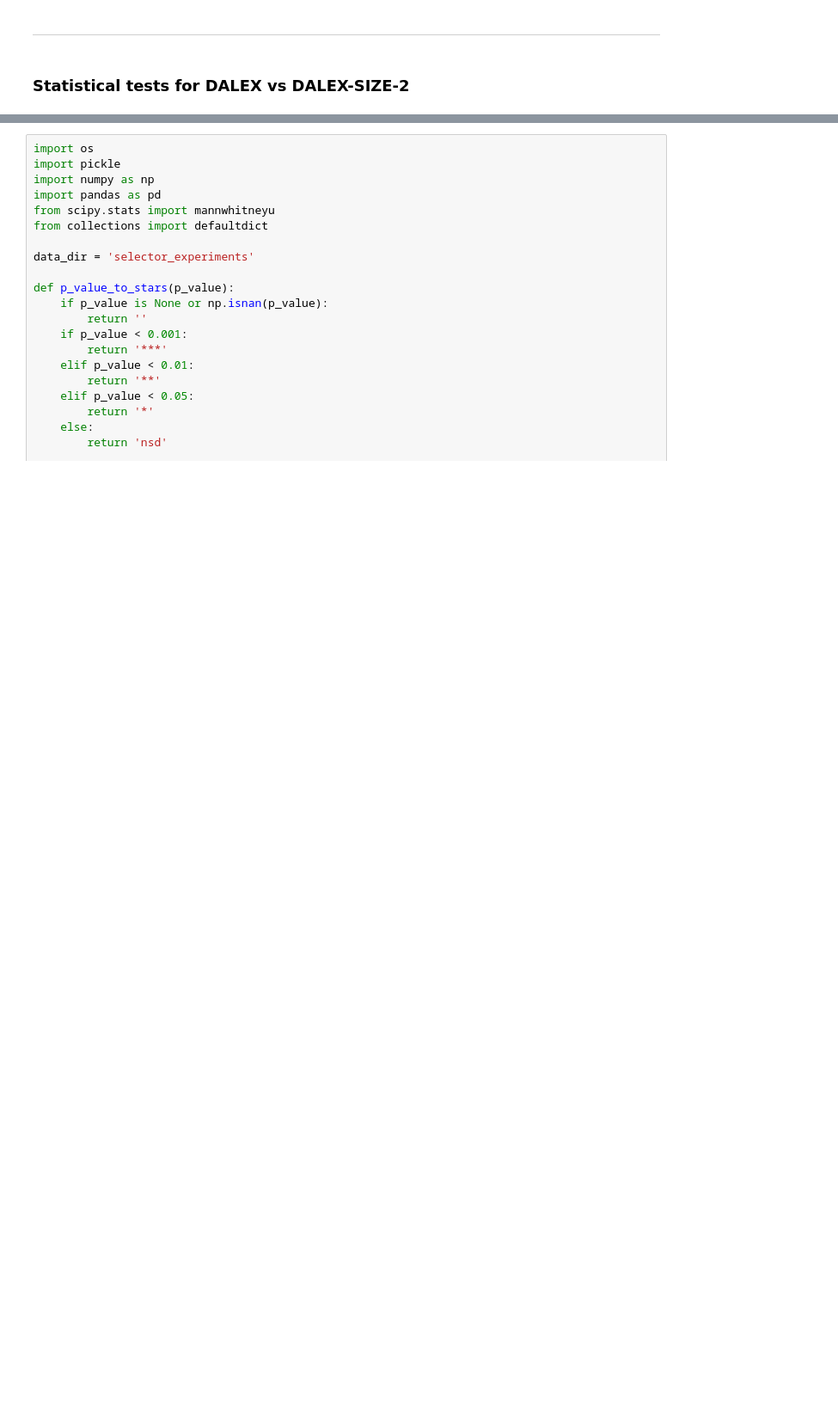
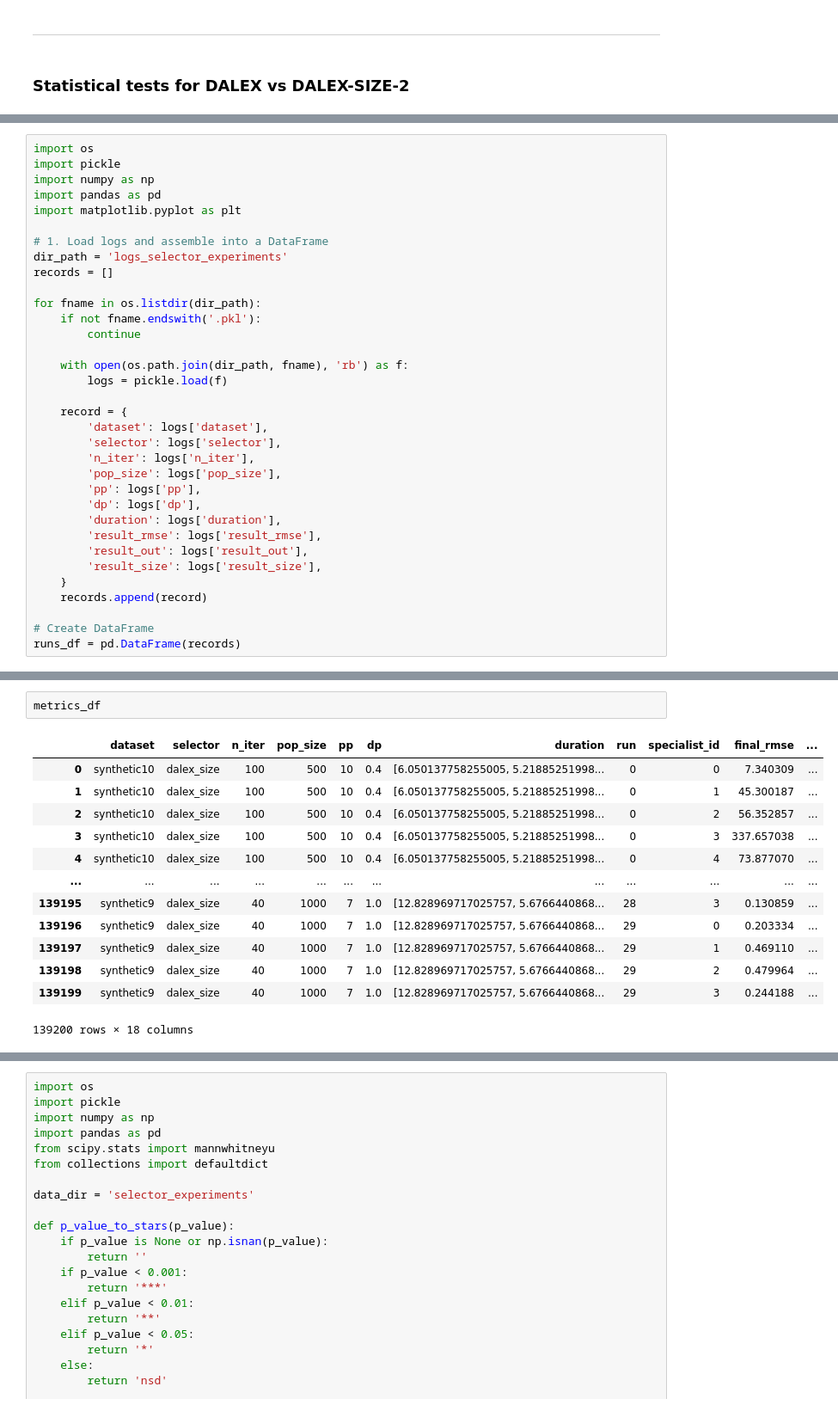
Before and after one commit to amarmate/SLIM-TEST-LITE, a Jupyter notebook: res_selec_multi.ipynb, the cells around one changed output, grey strips where cells are left out. Shown at 86% size. Drawn from its saved outputs; the diff is of its cells as text; blank space fills up the shorter version.

Commit message:
dalex fast

```diff
--- a/res_selec_multi.ipynb
+++ b/res_selec_multi.ipynb
@@ -30,0 +74,34 @@ ______________________________________________________
+# %%
+import os
+import pickle
+import numpy as np
+import pandas as pd
+import matplotlib.pyplot as plt
+
+# 1. Load logs and assemble into a DataFrame
+dir_path = 'logs_selector_experiments'
+records = []
+
+for fname in os.listdir(dir_path):
+    if not fname.endswith('.pkl'):
+        continue
+
+    with open(os.path.join(dir_path, fname), 'rb') as f:
+        logs = pickle.load(f)
+
+    record = {
+        'dataset': logs['dataset'],
+        'selector': logs['selector'],
+        'n_iter': logs['n_iter'],
+        'pop_size': logs['pop_size'],
+        'pp': logs['pp'],
+        'dp': logs['dp'],
+        'duration': logs['duration'],
+        'result_rmse': logs['result_rmse'],
+        'result_out': logs['result_out'],
+        'result_size': logs['result_size'],
+    }
+    records.append(record)
+
+# Create DataFrame
+runs_df = pd.DataFrame(records)
@@ -30,0 +175,16 @@ ______________________________________________________
+# %%
+metrics_df
+# %% [output]
+|  | dataset | selector | n_iter | pop_size | pp | dp | duration | run | specialist_id | final_rmse | ... |
+| 0 | synthetic10 | dalex_size | 100 | 500 | 10 | 0.4 | [6.050137758255005, 5.21885251998... | 0 | 0 | 7.340309 | ... |
+| 1 | synthetic10 | dalex_size | 100 | 500 | 10 | 0.4 | [6.050137758255005, 5.21885251998... | 0 | 1 | 45.300187 | ... |
+| 2 | synthetic10 | dalex_size | 100 | 500 | 10 | 0.4 | [6.050137758255005, 5.21885251998... | 0 | 2 | 56.352857 | ... |
+| 3 | synthetic10 | dalex_size | 100 | 500 | 10 | 0.4 | [6.050137758255005, 5.21885251998... | 0 | 3 | 337.657038 | ... |
+| 4 | synthetic10 | dalex_size | 100 | 500 | 10 | 0.4 | [6.050137758255005, 5.21885251998... | 0 | 4 | 73.877070 | ... |
+| ... | ... | ... | ... | ... | ... | ... | ... | ... | ... | ... | ... |
+| 139195 | synthetic9 | dalex_size | 40 | 1000 | 7 | 1.0 | [12.828969717025757, 5.6766440868... | 28 | 3 | 0.130859 | ... |
+| 139196 | synthetic9 | dalex_size | 40 | 1000 | 7 | 1.0 | [12.828969717025757, 5.6766440868... | 29 | 0 | 0.203334 | ... |
+| 139197 | synthetic9 | dalex_size | 40 | 1000 | 7 | 1.0 | [12.828969717025757, 5.6766440868... | 29 | 1 | 0.469110 | ... |
+| 139198 | synthetic9 | dalex_size | 40 | 1000 | 7 | 1.0 | [12.828969717025757, 5.6766440868... | 29 | 2 | 0.479964 | ... |
+| 139199 | synthetic9 | dalex_size | 40 | 1000 | 7 | 1.0 | [12.828969717025757, 5.6766440868... | 29 | 3 | 0.244188 | ... |
+139200 rows × 18 columns
```
Also changed, not shown: parts of 18 cells of this notebook, 5 other files.
